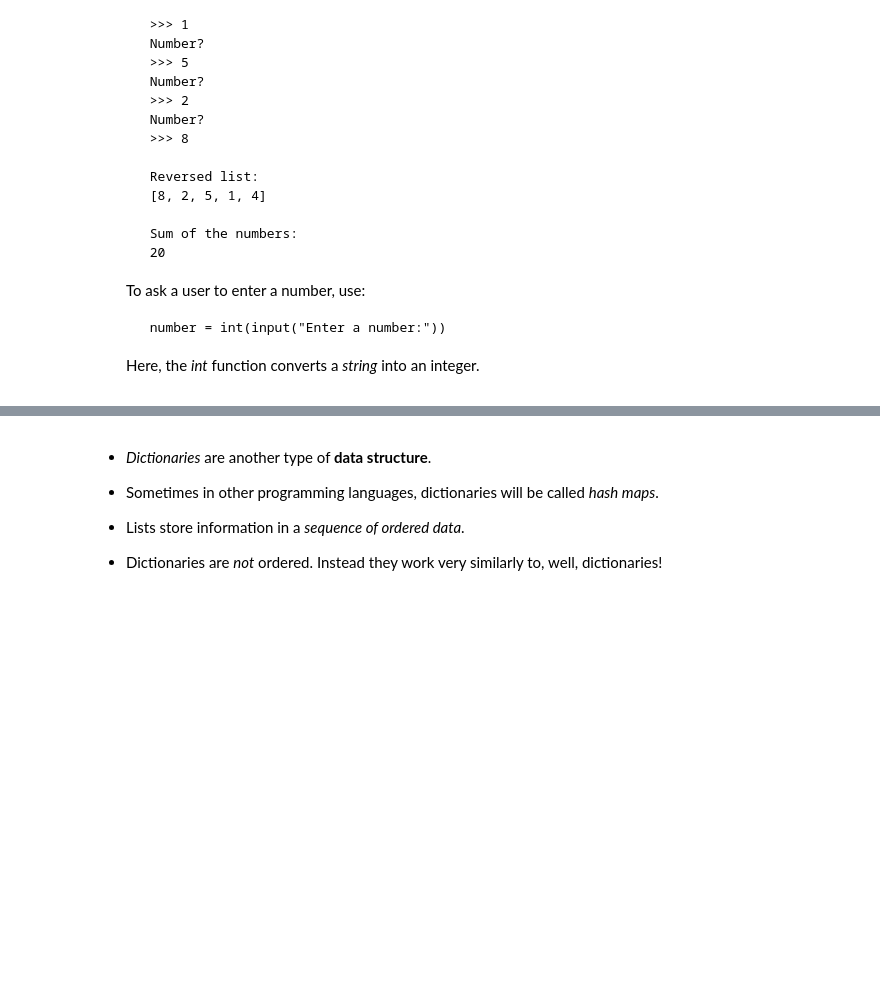
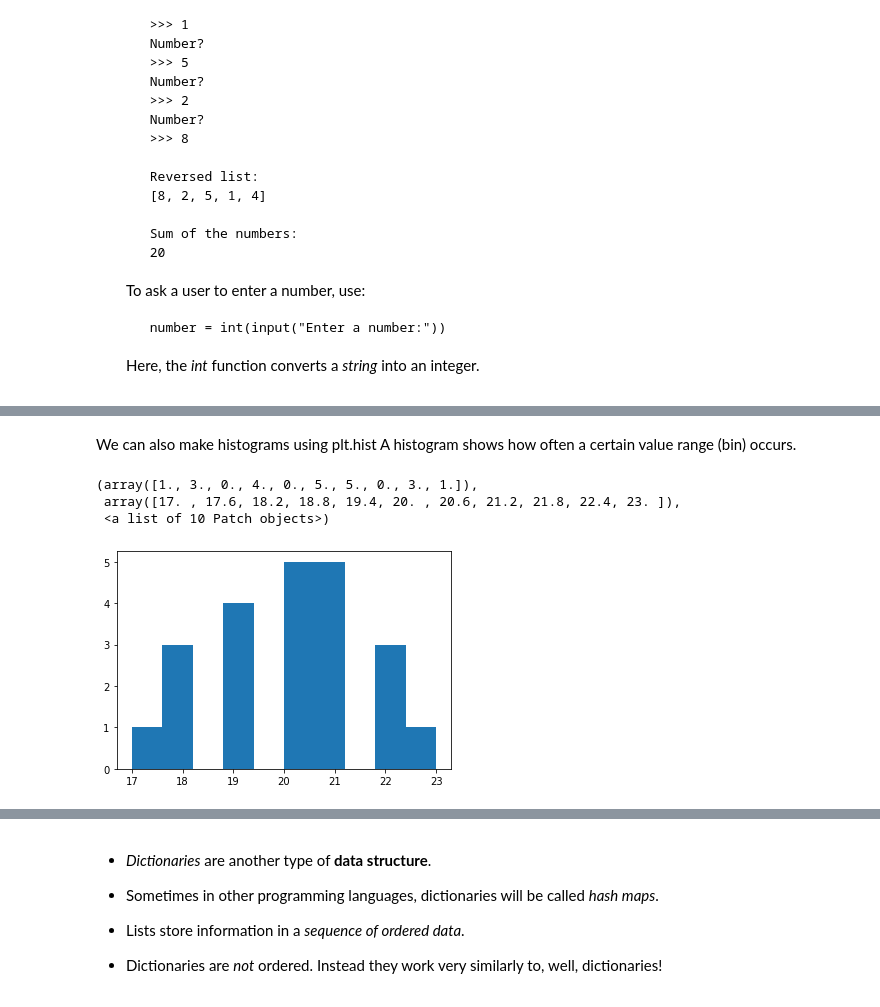
Before and after one commit to nikitapond/in2HEP, a Jupyter notebook: notebooks/Python Crash Course .ipynb, the cells around one changed output, grey strips where cells are left out. Saved outputs shown, nothing was run; the diff lists cells and outputs as text; code cells hidden in the pictures; blank space fills up the shorter version.

```diff
--- a/notebooks/Python Crash Course .ipynb
+++ b/notebooks/Python Crash Course .ipynb
@@ -717,0 +1025,12 @@ for word in word_list:
+# %% [markdown]
+We can also make histograms using plt.hist
+A histogram shows how often a certain value range (bin) occurs.
+# %%
+ages = [18, 21, 19, 20, 20, 19, 23, 22, 21, 17, 18,
+        21, 19, 20, 22, 19, 18, 20, 21, 22, 21, 20]
+plt.hist(ages)
+# %% [output]
+(array([1., 3., 0., 4., 0., 5., 5., 0., 3., 1.]),
+ array([17. , 17.6, 18.2, 18.8, 19.4, 20. , 20.6, 21.2, 21.8, 22.4, 23. ]),
+ <a list of 10 Patch objects>)
+[figure, added]
```
Also changed, not shown: parts of 68 cells of this notebook.
